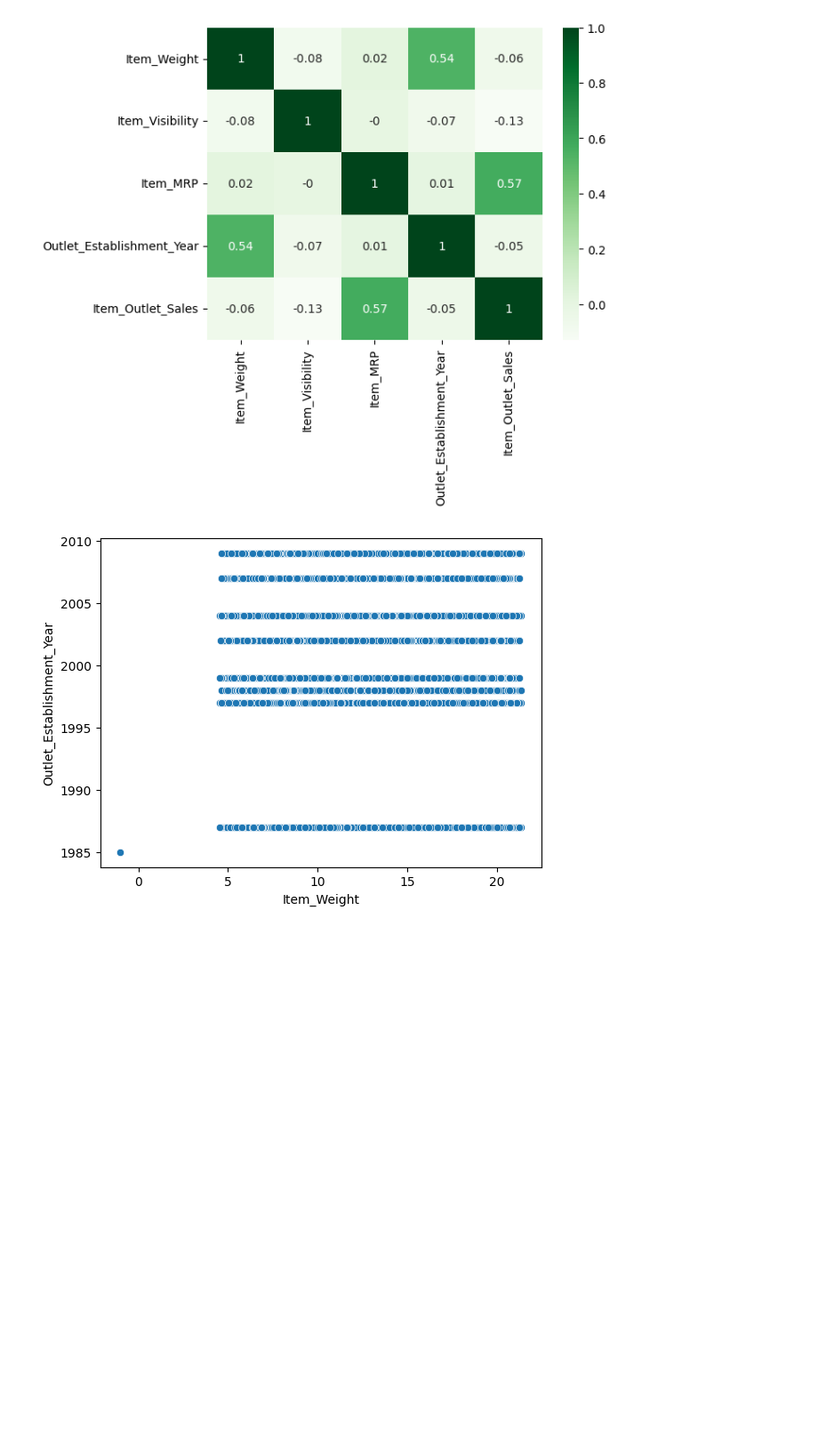
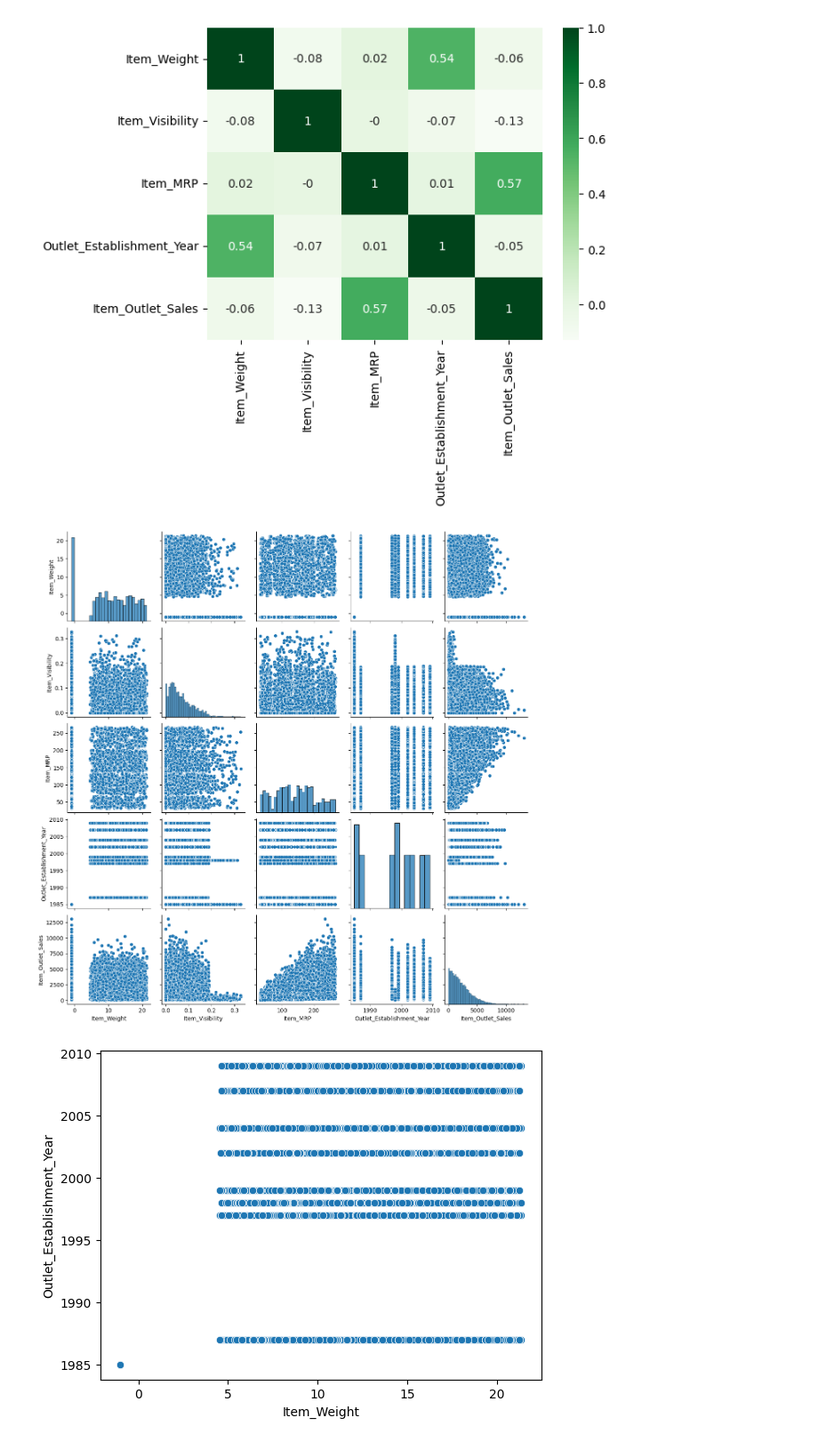
Before and after one commit to dimLMT/Just-try, a Jupyter notebook: Prediction_of_Product_Sales.ipynb, the cells around one changed output. Shown at 89% size. Cells and saved outputs as stored; diff of their text form; code cells hidden in the pictures; blank space fills up the shorter version.

```diff
--- a/Prediction_of_Product_Sales.ipynb
+++ b/Prediction_of_Product_Sales.ipynb
@@ -244,6 +244,10 @@ corr = df.corr(numeric_only=True).round(2)
 ax = sns.heatmap(corr, cmap='Greens', annot=True);
 # %% [output]
 [figure]
+# %%
+ax = sns.pairplot(df)
+# %% [output]
+[figure, added]
 # %%
 ax = sns.scatterplot(data=df, y='Outlet_Establishment_Year', x='Item_Weight')
 # %% [output]
```
Also changed, not shown: parts of 1 cell of this notebook.
